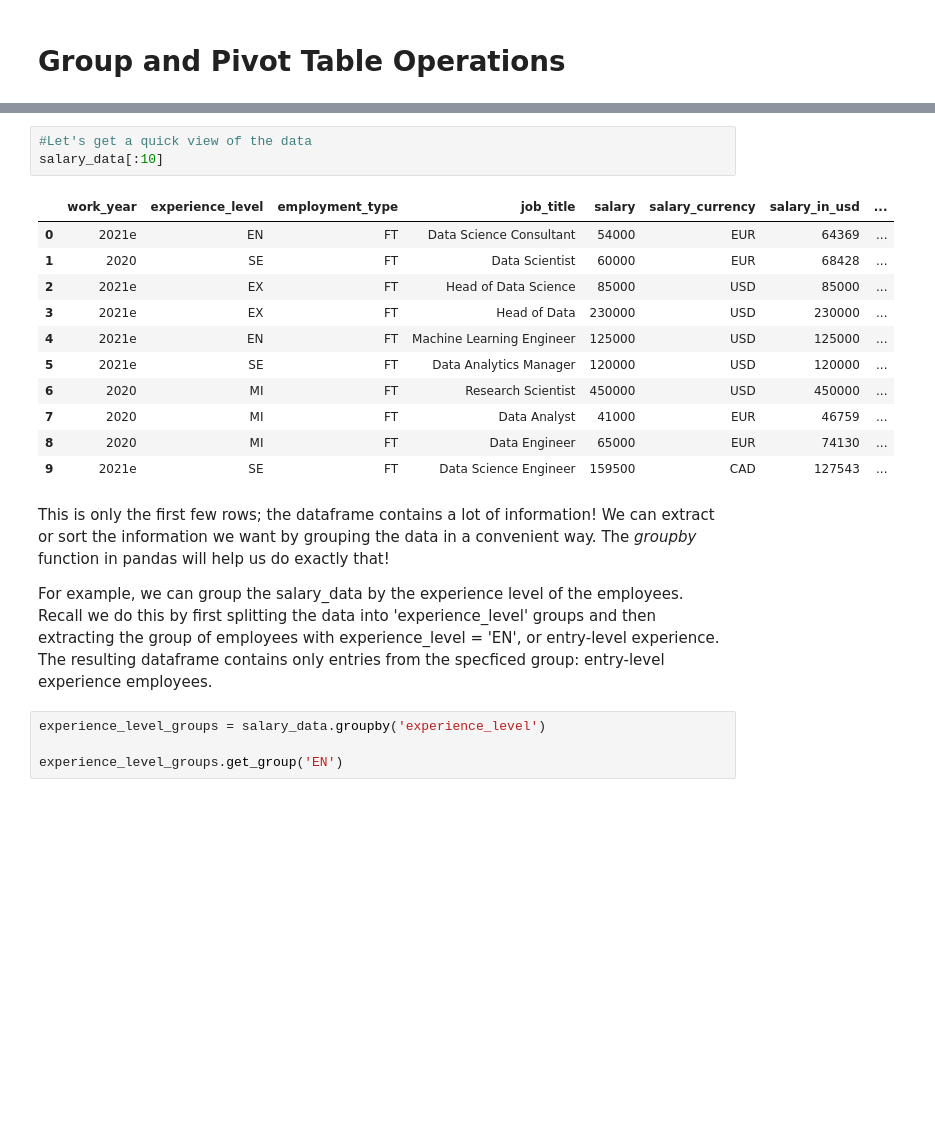
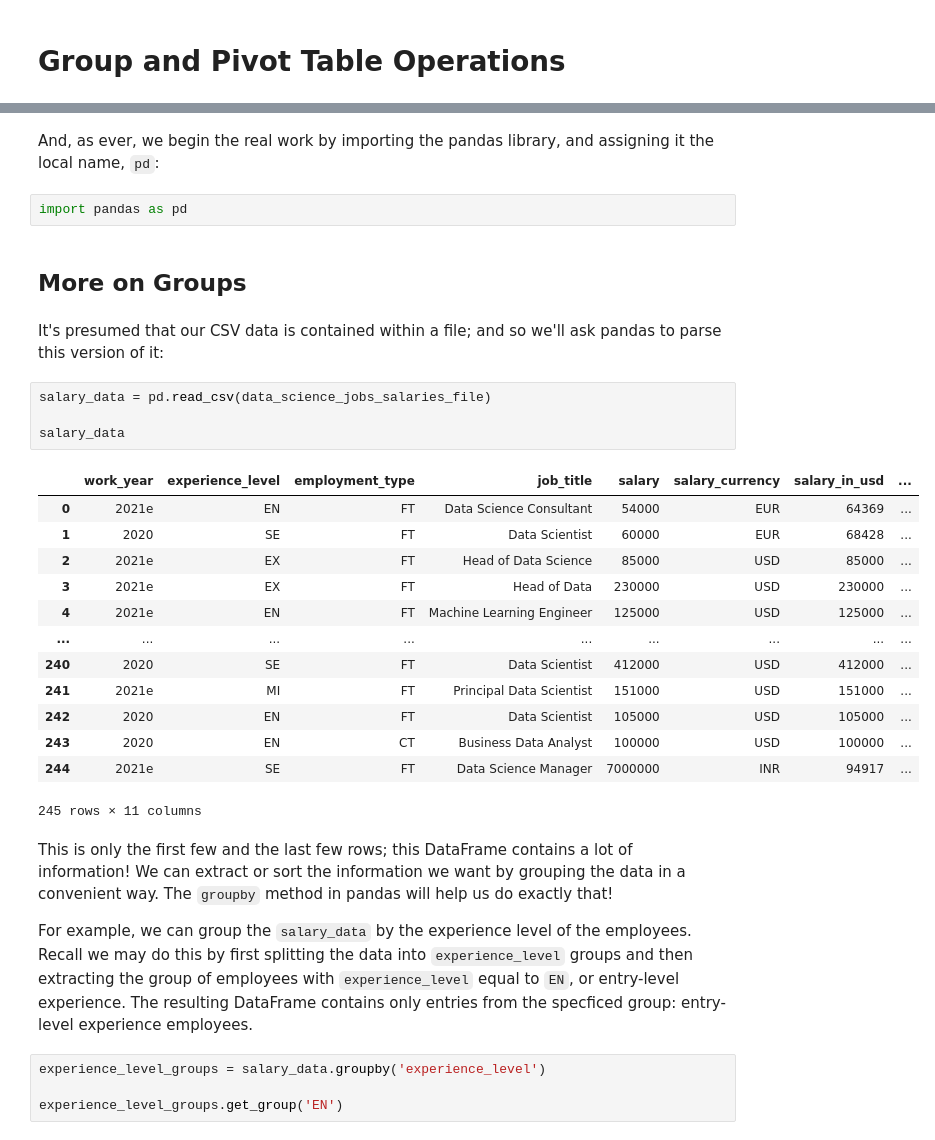
Before and after one commit to uchicago-dsi/textbook-datascience-1, a Jupyter notebook: textbook/06/2/Groups_pivots.ipynb, the cells around one changed output, grey strips where cells are left out. Drawn from its saved outputs; the diff is of its cells as text; blank space fills up the shorter version.

```diff
--- a/textbook/06/2/Groups_pivots.ipynb
+++ b/textbook/06/2/Groups_pivots.ipynb
@@ -12,22 +270,33 @@ salary_data = pd.read_csv('Data_Science_Jobs_Salaries.csv')
-# %%
-#Let's get a quick view of the data
-salary_data[:10]
-# %% [output]
-|  | work_year | experience_level | employment_type | job_title | salary | salary_currency | salary_in_usd | ... |
-| 0 | 2021e | EN | FT | Data Science Consultant | 54000 | EUR | 64369 | ... |
-| 1 | 2020 | SE | FT | Data Scientist | 60000 | EUR | 68428 | ... |
-| 2 | 2021e | EX | FT | Head of Data Science | 85000 | USD | 85000 | ... |
-| 3 | 2021e | EX | FT | Head of Data | 230000 | USD | 230000 | ... |
-| 4 | 2021e | EN | FT | Machine Learning Engineer | 125000 | USD | 125000 | ... |
-| 5 | 2021e | SE | FT | Data Analytics Manager | 120000 | USD | 120000 | ... |
-| 6 | 2020 | MI | FT | Research Scientist | 450000 | USD | 450000 | ... |
-| 7 | 2020 | MI | FT | Data Analyst | 41000 | EUR | 46759 | ... |
-| 8 | 2020 | MI | FT | Data Engineer | 65000 | EUR | 74130 | ... |
-| 9 | 2021e | SE | FT | Data Science Engineer | 159500 | CAD | 127543 | ... |
+# %% [markdown]
+And, as ever, we begin the real work by importing the pandas library, and assigning it the local name, `pd`:
+# %%
+import pandas as pd
+# %% [markdown]
+## More on Groups
+# %% [markdown]
+It's presumed that our CSV data is contained within a file; and so we'll ask pandas to parse this version of it:
+# %%
+salary_data = pd.read_csv(data_science_jobs_salaries_file)
+
+salary_data
+# %% [output]
+|  | work_year | experience_level | employment_type | job_title | salary | salary_currency | salary_in_usd | ... |
+| 0 | 2021e | EN | FT | Data Science Consultant | 54000 | EUR | 64369 | ... |
+| 1 | 2020 | SE | FT | Data Scientist | 60000 | EUR | 68428 | ... |
+| 2 | 2021e | EX | FT | Head of Data Science | 85000 | USD | 85000 | ... |
+| 3 | 2021e | EX | FT | Head of Data | 230000 | USD | 230000 | ... |
+| 4 | 2021e | EN | FT | Machine Learning Engineer | 125000 | USD | 125000 | ... |
+| ... | ... | ... | ... | ... | ... | ... | ... | ... |
+| 240 | 2020 | SE | FT | Data Scientist | 412000 | USD | 412000 | ... |
+| 241 | 2021e | MI | FT | Principal Data Scientist | 151000 | USD | 151000 | ... |
+| 242 | 2020 | EN | FT | Data Scientist | 105000 | USD | 105000 | ... |
+| 243 | 2020 | EN | CT | Business Data Analyst | 100000 | USD | 100000 | ... |
+| 244 | 2021e | SE | FT | Data Science Manager | 7000000 | INR | 94917 | ... |
+245 rows × 11 columns
 # %% [markdown]
-This is only the first few rows; the dataframe contains a lot of information! We can extract or sort the information we want by grouping the data in a convenient way. The <i> groupby </i> function in pandas will help us do exactly that!
+This is only the first few and the last few rows; this DataFrame contains a lot of information! We can extract or sort the information we want by grouping the data in a convenient way. The `groupby` method in pandas will help us do exactly that!
 
-For example, we can group the salary_data by the experience level of the employees. Recall we do this by first splitting the data into 'experience_level' groups and then extracting the group of employees with experience_level = 'EN', or entry-level experience. The resulting dataframe contains only entries from the specficed group: entry-level experience employees.
+For example, we can group the `salary_data` by the experience level of the employees. Recall we may do this by first splitting the data into `experience_level` groups and then extracting the group of employees with `experience_level` equal to `EN`, or entry-level experience. The resulting DataFrame contains only entries from the specficed group: entry-level experience employees.
 # %%
 experience_level_groups = salary_data.groupby('experience_level')
 
```
Also changed, not shown: parts of 23 cells of this notebook, 9 other files.
